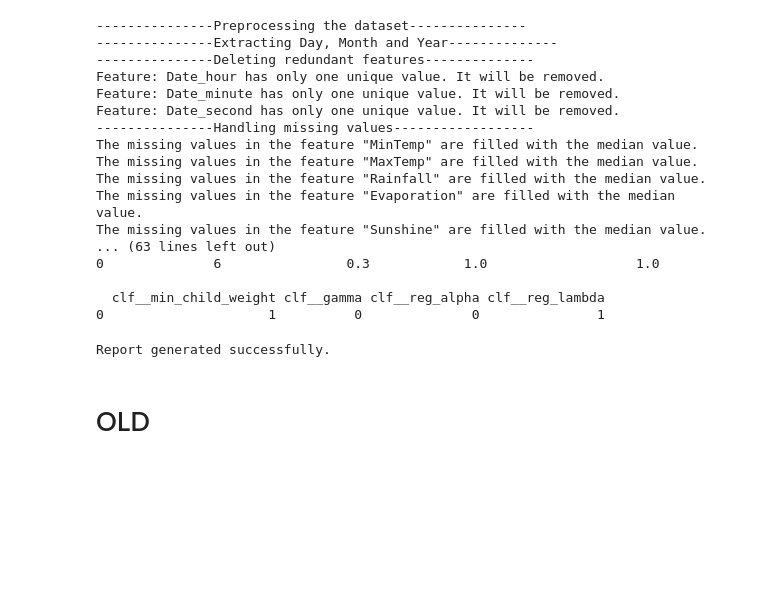
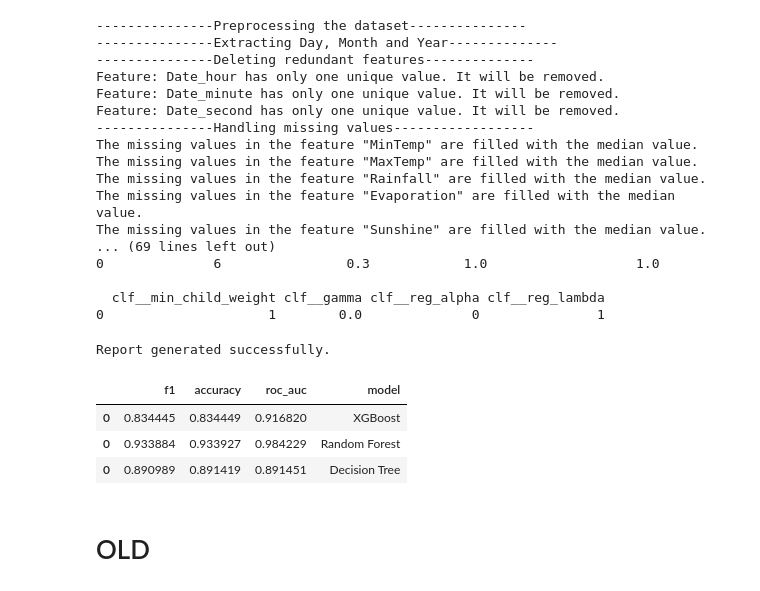
Before and after one commit to kateqwerty001/AutoML-Project2, a Jupyter notebook: TEST_report_auto2class.ipynb, the cells around one changed output. Cells and saved outputs as stored; diff of their text form; code cells hidden in the pictures; blank space fills up the shorter version.

```diff
--- a/TEST_report_auto2class.ipynb
+++ b/TEST_report_auto2class.ipynb
@@ -4,7 +4,7 @@ from auto2class.auto2class import Auto2Class
 
 data = pd.read_csv('datasets/weatherAUS.csv')
 
-automl = Auto2Class(data, 'RainTomorrow', n_iter=0)
+automl = Auto2Class(data, 'RainTomorrow', n_iter=2)
 automl.perform_model_selection()
 # %% [output]
 ---------------Preprocessing the dataset---------------
@@ -19,12 +19,27 @@ The missing values in the feature "MaxTemp" are filled with the median value.
 The missing values in the feature "Rainfall" are filled with the median value.
 The missing values in the feature "Evaporation" are filled with the median value.
 The missing values in the feature "Sunshine" are filled with the median value.
-... (63 lines left out)
+... (69 lines left out)
 0              6                0.3            1.0                   1.0
 
   clf__min_child_weight clf__gamma clf__reg_alpha clf__reg_lambda
-0                     1          0              0               1
+0                     1        0.0              0               1
 # %%
 automl.generate_report("Weather Australia")
 # %% [output]
 Report generated successfully.
+# %%
+metrics_xgb = automl.params_xgb[['f1', 'accuracy', 'roc_auc']]
+metrics_xgb['model'] = 'XGBoost'
+metrics_rf = automl.params_rf[['f1', 'accuracy', 'roc_auc']]
+metrics_rf['model'] = 'Random Forest'
+metrics_dt = automl.params_dt[['f1', 'accuracy', 'roc_auc']]
+metrics_dt['model'] = 'Decision Tree'
+
+metrics = pd.concat([metrics_xgb, metrics_rf, metrics_dt])
+metrics
+# %% [output]
+|  | f1 | accuracy | roc_auc | model |
+| 0 | 0.834445 | 0.834449 | 0.916820 | XGBoost |
+| 0 | 0.933884 | 0.933927 | 0.984229 | Random Forest |
+| 0 | 0.890989 | 0.891419 | 0.891451 | Decision Tree |
```
Also changed, not shown: parts of 1 cell of this notebook, 8 other files.
